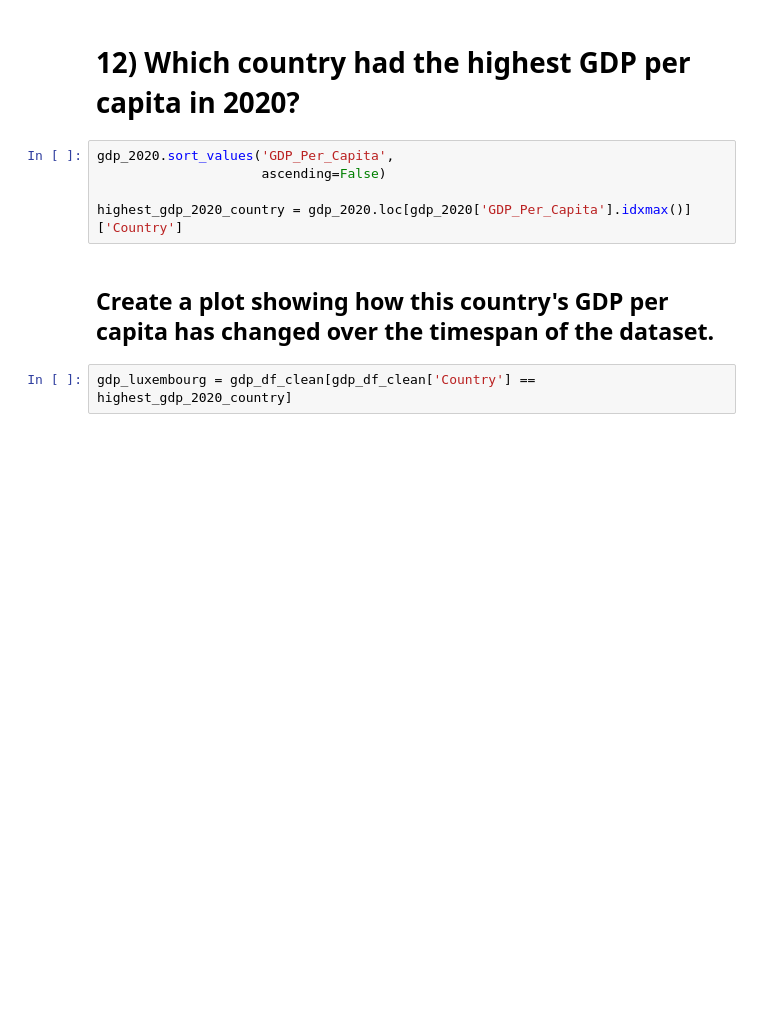
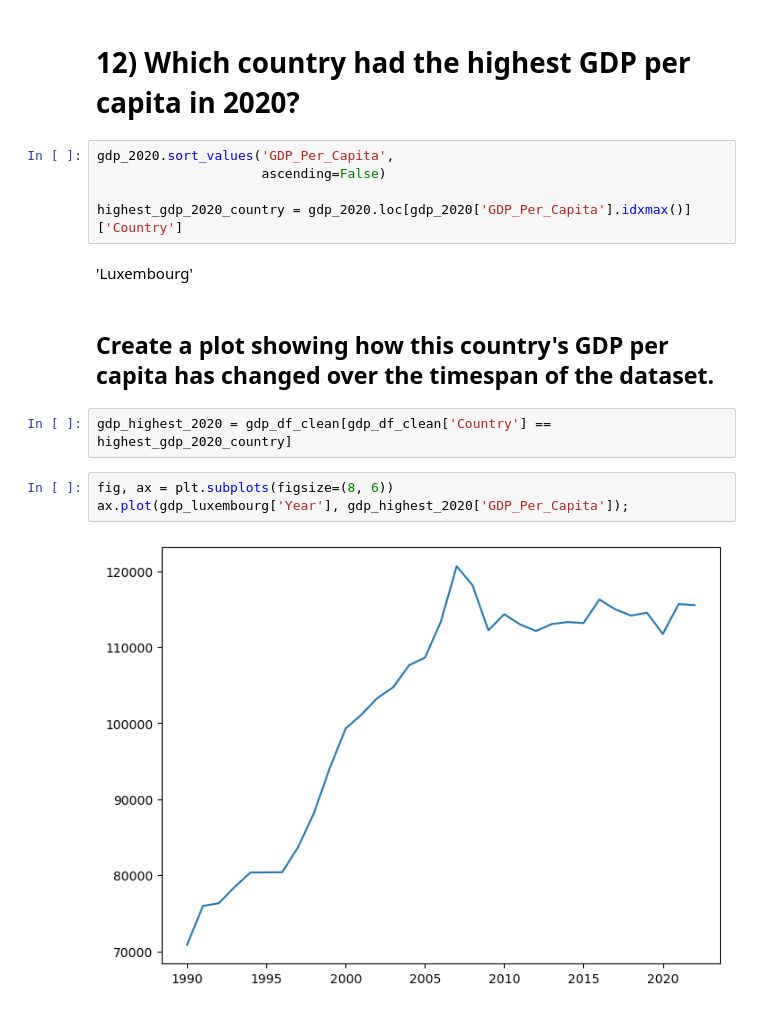
Before and after one commit to NSS-Data-Analytics-Cohort-11/undata-derekbeistad, a Jupyter notebook: notebook/undata_derek_beistad_da11.ipynb, the cells around one changed output. Cells and saved outputs as stored; diff of their text form; blank space fills up the shorter version.

```diff
--- a/notebook/undata_derek_beistad_da11.ipynb
+++ b/notebook/undata_derek_beistad_da11.ipynb
@@ -228,7 +228,14 @@ gdp_2020.sort_values('GDP_Per_Capita',
                      ascending=False)
 
 highest_gdp_2020_country = gdp_2020.loc[gdp_2020['GDP_Per_Capita'].idxmax()]['Country']
+# %% [markdown]
+'Luxembourg'
 # %% [markdown]
 ## Create a plot showing how this country's GDP per capita has changed over the timespan of the dataset.
 # %%
-gdp_luxembourg = gdp_df_clean[gdp_df_clean['Country'] == highest_gdp_2020_country]
+gdp_highest_2020 = gdp_df_clean[gdp_df_clean['Country'] == highest_gdp_2020_country]
+# %%
+fig, ax = plt.subplots(figsize=(8, 6))
+ax.plot(gdp_luxembourg['Year'], gdp_highest_2020['GDP_Per_Capita']);
+# %% [output]
+[figure, added]
```
Also changed, not shown: parts of 23 cells of this notebook.
